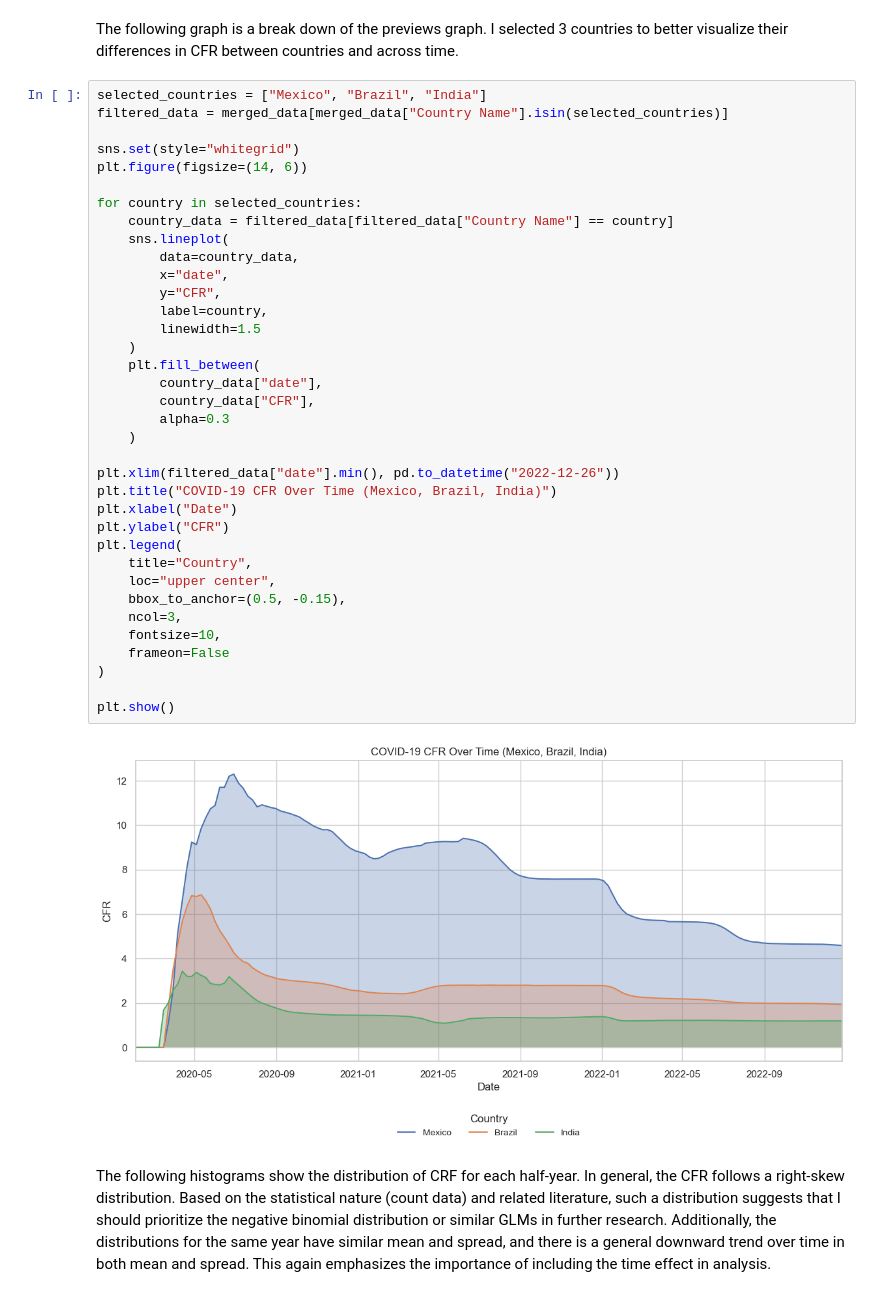
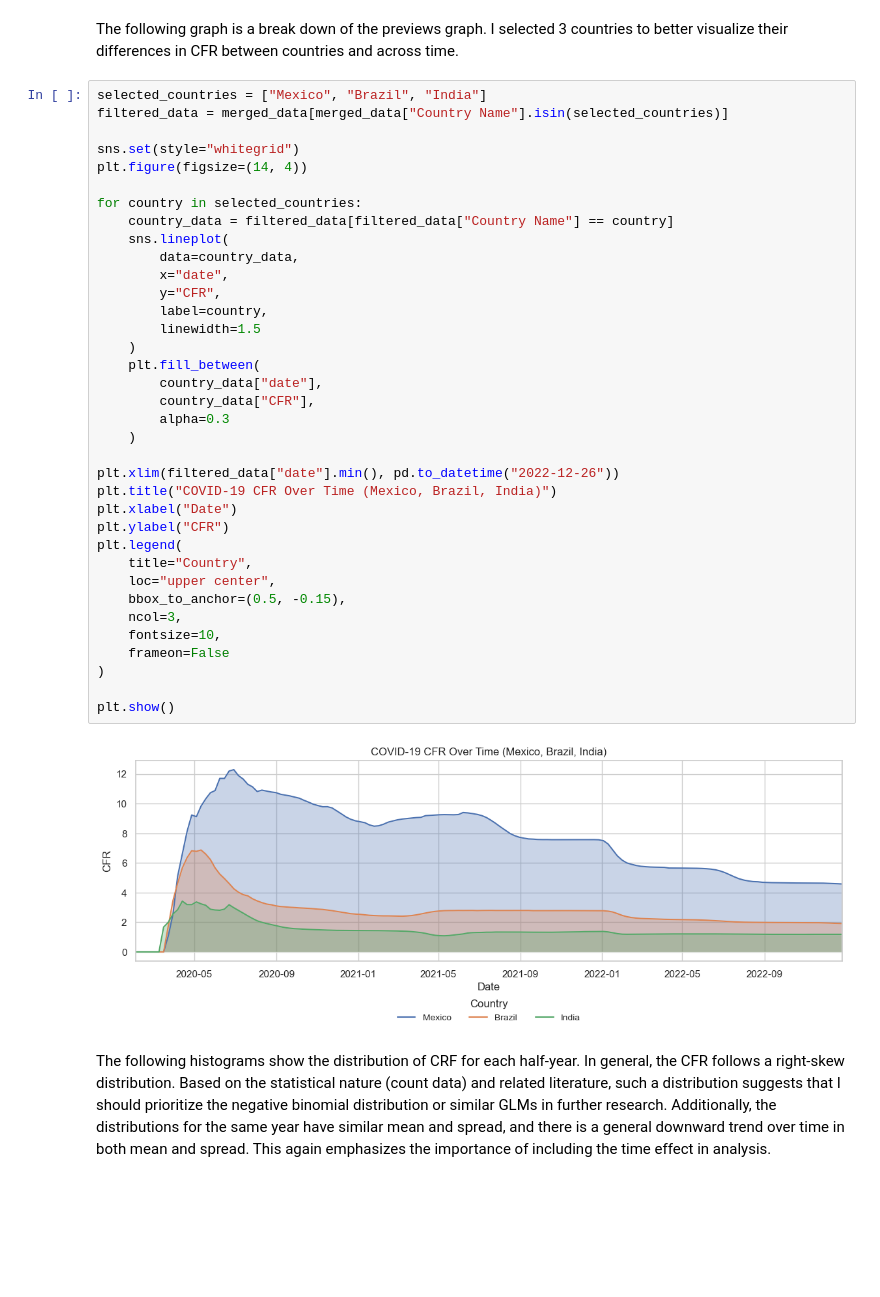
Before and after one commit to ECO225-W2025/eco225-project-code-RuofanChen3426, a Jupyter notebook: project_one.ipynb, the cells around one changed output. Cells and saved outputs as stored; diff of their text form; blank space fills up the shorter version.

```diff
--- a/project_one.ipynb
+++ b/project_one.ipynb
@@ -516,39 +290,39 @@ selected_countries = ["Mexico", "Brazil", "India"]
 filtered_data = merged_data[merged_data["Country Name"].isin(selected_countries)]
 
 sns.set(style="whitegrid")
-plt.figure(figsize=(14, 6))
+plt.figure(figsize=(14, 4))
 
 for country in selected_countries:
     country_data = filtered_data[filtered_data["Country Name"] == country]
     sns.lineplot(
         data=country_data,
         x="date",
         y="CFR",
         label=country,
         linewidth=1.5
     )
     plt.fill_between(
         country_data["date"],
         country_data["CFR"],
         alpha=0.3
     )
 
 plt.xlim(filtered_data["date"].min(), pd.to_datetime("2022-12-26"))
 plt.title("COVID-19 CFR Over Time (Mexico, Brazil, India)")
 plt.xlabel("Date")
 plt.ylabel("CFR")
 plt.legend(
     title="Country",
     loc="upper center",
     bbox_to_anchor=(0.5, -0.15),
     ncol=3,
     fontsize=10,
     frameon=False
 )
 
 plt.show()
 # %% [output]
-[figure, old version]
+[figure, new version]
 # %% [markdown]
 The following histograms show the distribution of CRF for each half-year. In general, the CFR follows a right-skew distribution. Based on the statistical nature (count data) and related literature, such a distribution suggests that I should prioritize the negative binomial distribution or similar GLMs in further research. Additionally, the distributions for the same year have similar mean and spread, and there is a general downward trend over time in both mean and spread. This again emphasizes the importance of including the time effect in analysis.
 # %%
```
Also changed, not shown: parts of 39 cells of this notebook.
